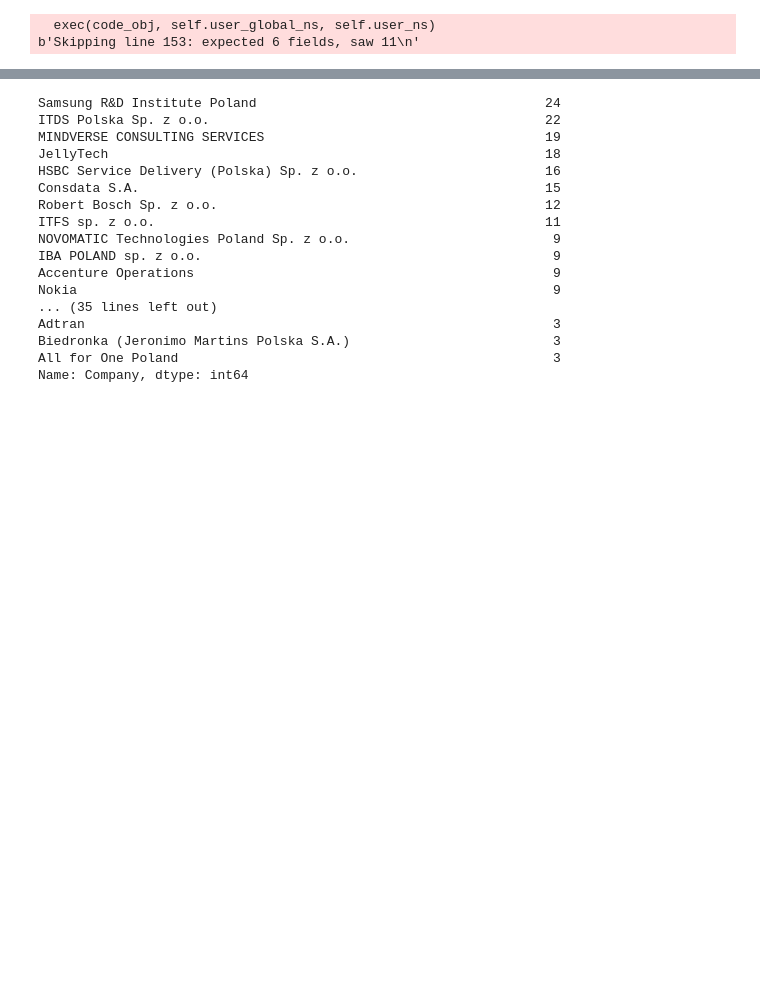
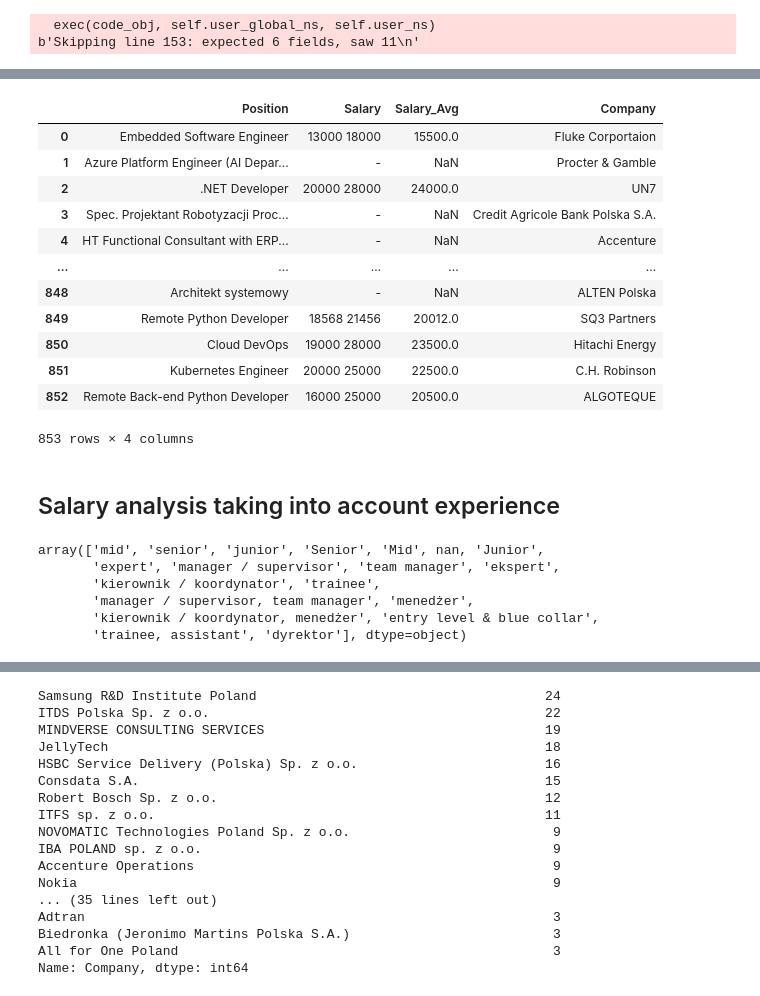
Before and after one commit to Is0meone/IT_Analysis, a Jupyter notebook: data_analysis.ipynb, the cells around one changed output, grey strips where cells are left out. Drawn from its saved outputs; the diff is of its cells as text; code cells hidden in the pictures; blank space fills up the shorter version.

```diff
--- a/data_analisys.ipynb
+++ b/data_analysis.ipynb
@@ -28,0 +57,13 @@ jobs_df[:25]
+# %%
+def convert_data(row):
+    cell = row['Salary']
+    index = row.name  # row.name zawiera indeks wiersza
+    try:
+        parts = cell.split()
+        valid_parts = [part for part in parts if part != '-' and part.strip() != '']
+        int_values = [int(part) for part in valid_parts]
+
+        return int_values
+    except (ValueError, TypeError):
+        print(f"In row {index} problem with cell: \"{cell}\". Inserted []")
+        return []
@@ -28,0 +114,27 @@ jobs_df[:25]
+# %%
+jobs_df.loc[:,['Position','Salary', 'Salary_Avg','Company']]
+# %% [output]
+|  | Position | Salary | Salary_Avg | Company |
+| 0 | Embedded Software Engineer | 13000 18000 | 15500.0 | Fluke Corportaion |
+| 1 | Azure Platform Engineer (AI Depar... | - | NaN | Procter & Gamble |
+| 2 | .NET Developer | 20000 28000 | 24000.0 | UN7 |
+| 3 | Spec. Projektant Robotyzacji Proc... | - | NaN | Credit Agricole Bank Polska S.A. |
+| 4 | HT Functional Consultant with ERP... | - | NaN | Accenture |
+| ... | ... | ... | ... | ... |
+| 848 | Architekt systemowy | - | NaN | ALTEN Polska |
+| 849 | Remote Python Developer | 18568 21456 | 20012.0 | SQ3 Partners |
+| 850 | Cloud DevOps | 19000 28000 | 23500.0 | Hitachi Energy |
+| 851 | Kubernetes Engineer | 20000 25000 | 22500.0 | C.H. Robinson |
+| 852 | Remote Back-end Python Developer | 16000 25000 | 20500.0 | ALGOTEQUE |
+853 rows × 4 columns
+# %% [markdown]
+## Salary analysis taking into account experience
+# %%
+jobs_df['Experience'].unique()
+# %% [output]
+array(['mid', 'senior', 'junior', 'Senior', 'Mid', nan, 'Junior',
+       'expert', 'manager / supervisor', 'team manager', 'ekspert',
+       'kierownik / koordynator', 'trainee',
+       'manager / supervisor, team manager', 'menedżer',
+       'kierownik / koordynator, menedżer', 'entry level & blue collar',
+       'trainee, assistant', 'dyrektor'], dtype=object)
```
Also changed, not shown: parts of 23 cells of this notebook.
